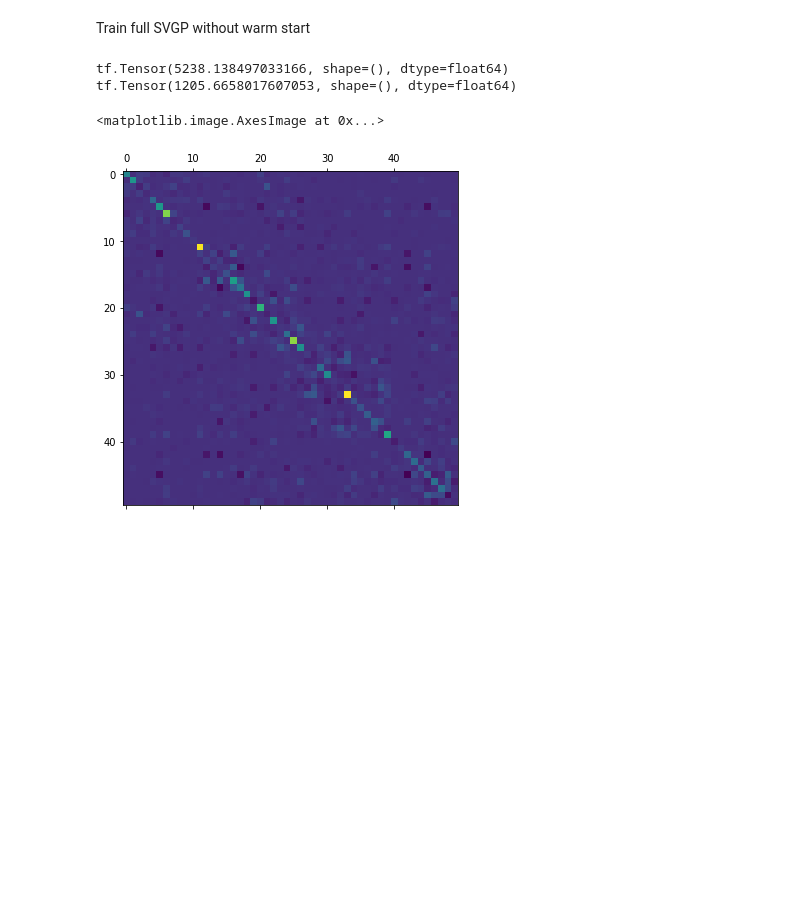
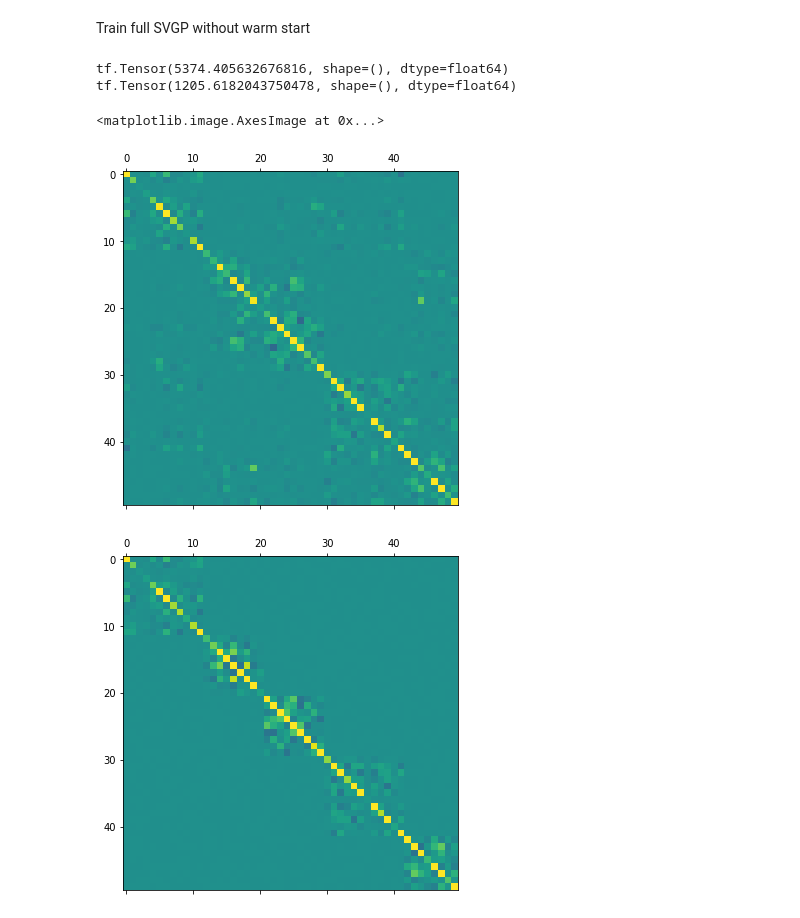
Before and after one commit to NicolasDurrande/guepard, a Jupyter notebook: docs/notebooks/sparseSVGP.ipynb, the cells around one changed output. Saved outputs shown, nothing was run; the diff lists cells and outputs as text; code cells hidden in the pictures; blank space fills up the shorter version.

```diff
--- a/docs/notebooks/sparseSVGP.ipynb
+++ b/docs/notebooks/sparseSVGP.ipynb
@@ -117,4 +101,5 @@ q_mus = [q_mu[i:j] for i, j in zip(ind_Zi[:-1], ind_Zi[1:])]
 # %%
-m_ssvgp = guepard.SparseSVGP(kernel, lik, Zs, q_mus=q_mus, q_sqrts=q_sqrts, whiten=False)
+Zs, q_mus, q_sqrts = guepard.utilities.init_ssvgp_with_ensemble(M)
+m_ssvgp = guepard.SparseSVGP(kernel, lik, Zs, q_mus, q_sqrts, whiten=False)
 m_ssvgp
 # %% [output]
@@ -290,14 +283,19 @@ print(closure())
 
 Yffsvgp = m_ffsvgp.predict_y(Xtest)[0]
 # %% [output]
-tf.Tensor(5238.138497033166, shape=(), dtype=float64)
-tf.Tensor(1205.6658017607053, shape=(), dtype=float64)
+tf.Tensor(5374.405632676816, shape=(), dtype=float64)
+tf.Tensor(1205.6182043750478, shape=(), dtype=float64)
 # %%
-q_m, q_v = m_ffsvgp.predict_f(Z_init, full_cov=True)
+Z = m_ssvgp.inducing_variable.Z
+q_m, q_v = m_ffsvgp.predict_f(Z, full_cov=True)
+inv_noise = np.linalg.inv(q_v[0])-np.linalg.inv(kernel(Z))
+plt.matshow(inv_noise, vmin=-10, vmax=10)
 
-inv_noise = np.linalg.inv(q_v[0])-np.linalg.inv(kernel(Z))
-
-plt.matshow(inv_noise)
+Z = m_ssvgp.inducing_variable.Z
+q_ms, q_vs = m_ssvgp.predict_f(Z, full_cov=True)
+inv_noises = np.linalg.inv(q_vs[0])-np.linalg.inv(kernel(Z))
+plt.matshow(inv_noises, vmin=-10, vmax=10)
 # %% [output]
 <matplotlib.image.AxesImage at 0x...>
-[figure, old version]
+[figure, new version]
+[figure, added]
```
Also changed, not shown: parts of 13 cells of this notebook, 4 other files.
